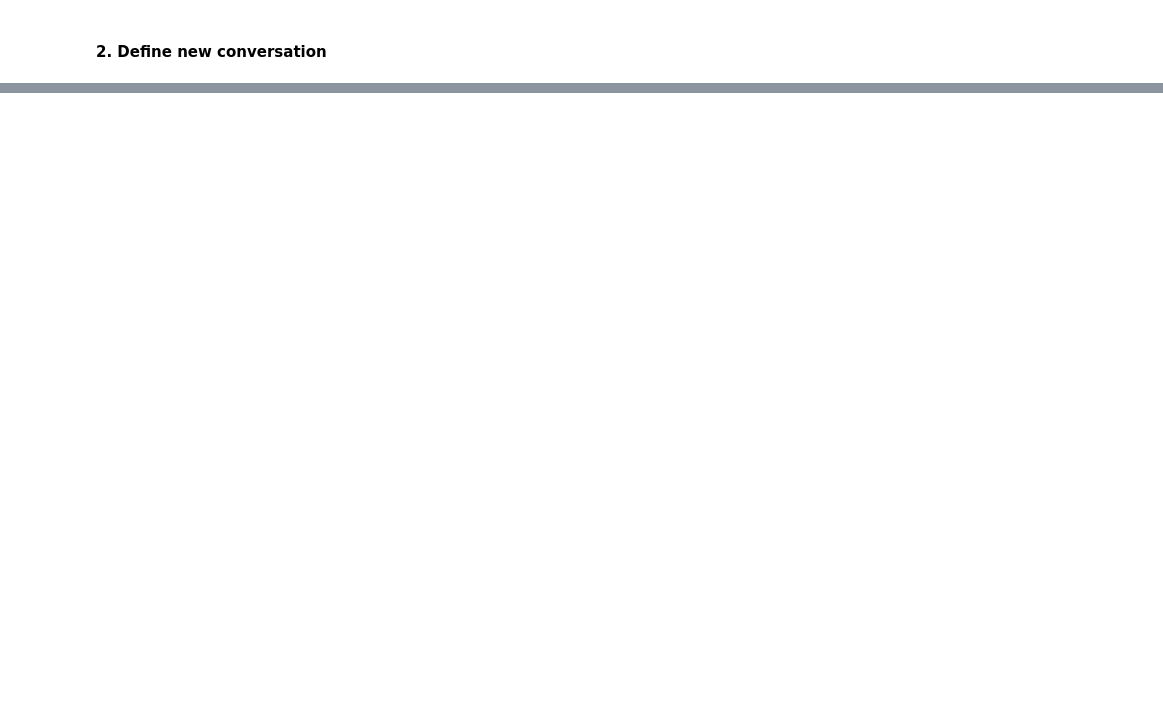
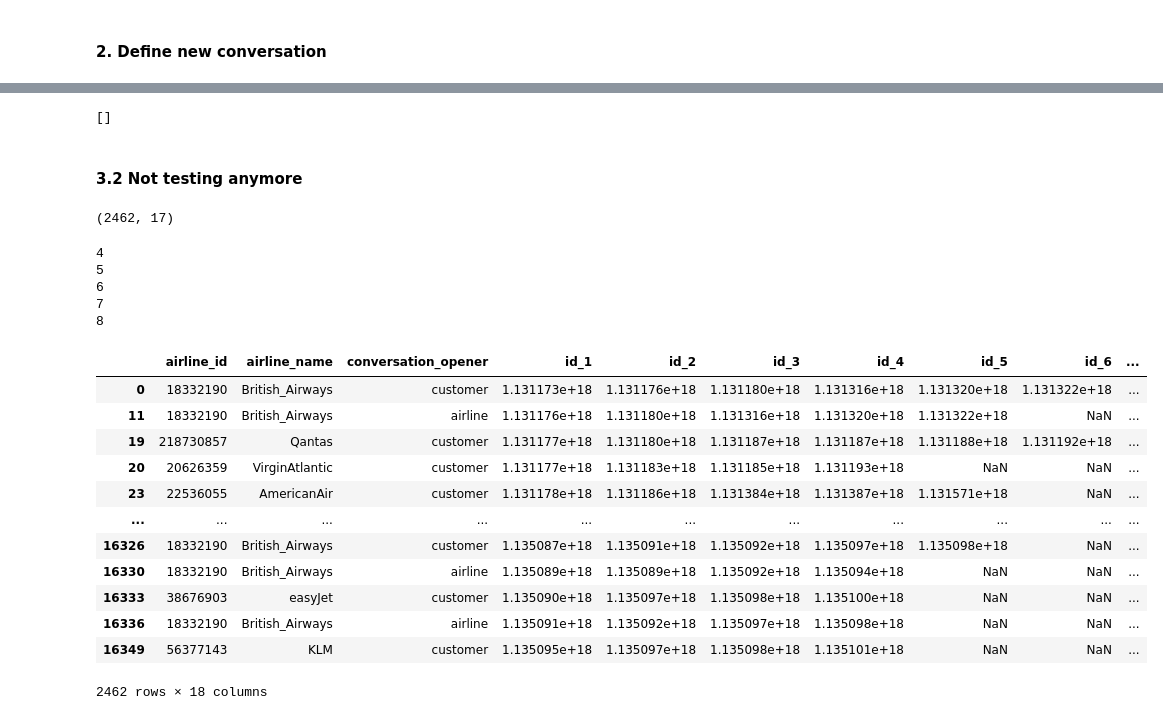
Before and after one commit to PhatLeBao-Phat/dbl-group-3, a Jupyter notebook: conversation.ipynb, the cells around one changed output, grey strips where cells are left out. Drawn from its saved outputs; the diff is of its cells as text; code cells hidden in the pictures; blank space fills up the shorter version.

Commit message:
I finally finish the conversation thingy

```diff
--- a/conversation.ipynb
+++ b/conversation.ipynb
@@ -162,0 +194,6 @@ Length: 15220, dtype: object
+# %%
+test.drop(columns=['in_reply_to_status_id_second', 'in_reply_to_user_id_second'], inplace=True)
+# %%
+test = filter_non_airlines_conversation(['user_id_first', 'user_id_second'], test, airlines_id)
+# %%
+test = test[sorted(test.columns)].head()
@@ -162,0 +238,3 @@ Length: 15220, dtype: object
+# %%
+lst = [x for x in test[test.in_reply_to_user_id_first == test.user_id_second].id_first]
+test[test['id_first'].isin(lst)].head()
@@ -162,0 +248,10 @@ Length: 15220, dtype: object
+# %%
+a = test[['id_first', 'id_second']].groupby('id_first').count().reset_index()
+list(a[
+    (a['id_second'] > 1) &
+    (a['id_first'].isin(airlines_id.values()))
+].id_first)
+# %% [output]
+[]
+# %% [markdown]
+#### 3.2 Not testing anymore
@@ -162,0 +308,27 @@ Length: 15220, dtype: object
+# %%
+a.shape
+# %% [output]
+(2462, 17)
+# %%
+a = extract_conversation(df_data, max_level=7)
+# a[a.user_id_7.notna()]
+a
+# %% [output]
+4
+5
+6
+7
+8
+|  | airline_id | airline_name | conversation_opener | id_1 | id_2 | id_3 | id_4 | id_5 | id_6 | ... |
+| 0 | 18332190 | British_Airways | customer | 1.131173e+18 | 1.131176e+18 | 1.131180e+18 | 1.131316e+18 | 1.131320e+18 | 1.131322e+18 | ... |
+| 11 | 18332190 | British_Airways | airline | 1.131176e+18 | 1.131180e+18 | 1.131316e+18 | 1.131320e+18 | 1.131322e+18 | NaN | ... |
+| 19 | 218730857 | Qantas | customer | 1.131177e+18 | 1.131180e+18 | 1.131187e+18 | 1.131187e+18 | 1.131188e+18 | 1.131192e+18 | ... |
+| 20 | 20626359 | VirginAtlantic | customer | 1.131177e+18 | 1.131183e+18 | 1.131185e+18 | 1.131193e+18 | NaN | NaN | ... |
+| 23 | 22536055 | AmericanAir | customer | 1.131178e+18 | 1.131186e+18 | 1.131384e+18 | 1.131387e+18 | 1.131571e+18 | NaN | ... |
+| ... | ... | ... | ... | ... | ... | ... | ... | ... | ... | ... |
+| 16326 | 18332190 | British_Airways | customer | 1.135087e+18 | 1.135091e+18 | 1.135092e+18 | 1.135097e+18 | 1.135098e+18 | NaN | ... |
+| 16330 | 18332190 | British_Airways | airline | 1.135089e+18 | 1.135089e+18 | 1.135092e+18 | 1.135094e+18 | NaN | NaN | ... |
+| 16333 | 38676903 | easyJet | customer | 1.135090e+18 | 1.135097e+18 | 1.135098e+18 | 1.135100e+18 | NaN | NaN | ... |
+| 16336 | 18332190 | British_Airways | airline | 1.135091e+18 | 1.135092e+18 | 1.135097e+18 | 1.135098e+18 | NaN | NaN | ... |
+| 16349 | 56377143 | KLM | customer | 1.135095e+18 | 1.135097e+18 | 1.135098e+18 | 1.135101e+18 | NaN | NaN | ... |
+2462 rows × 18 columns
```
Also changed, not shown: parts of 28 cells of this notebook, 3 other files.
